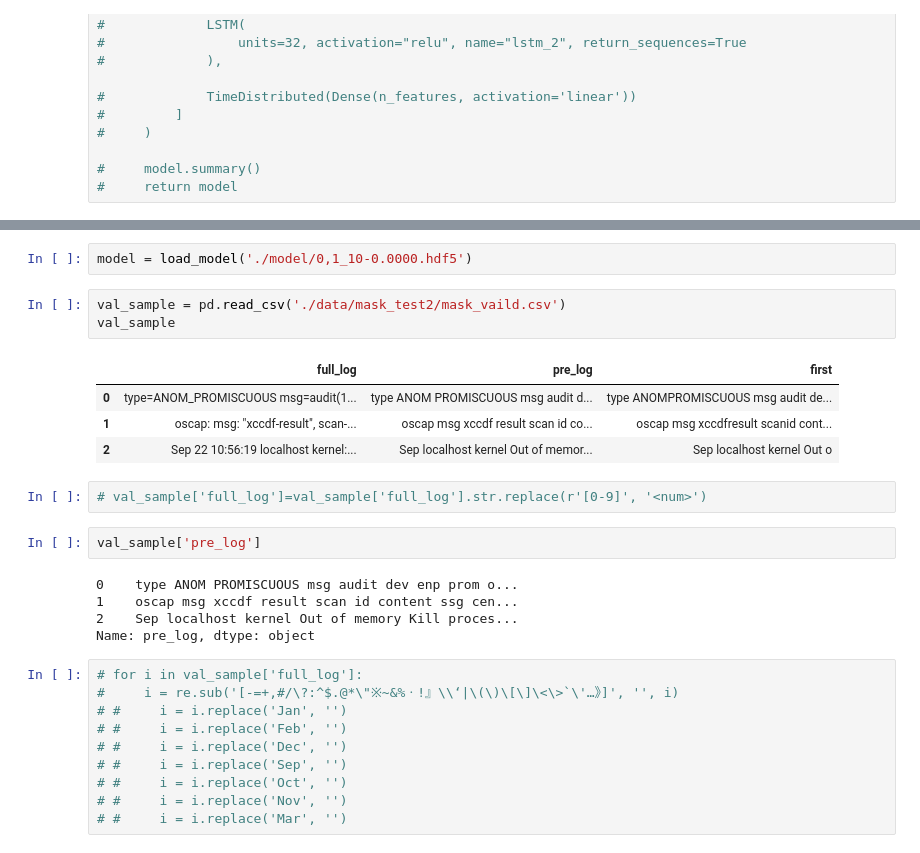
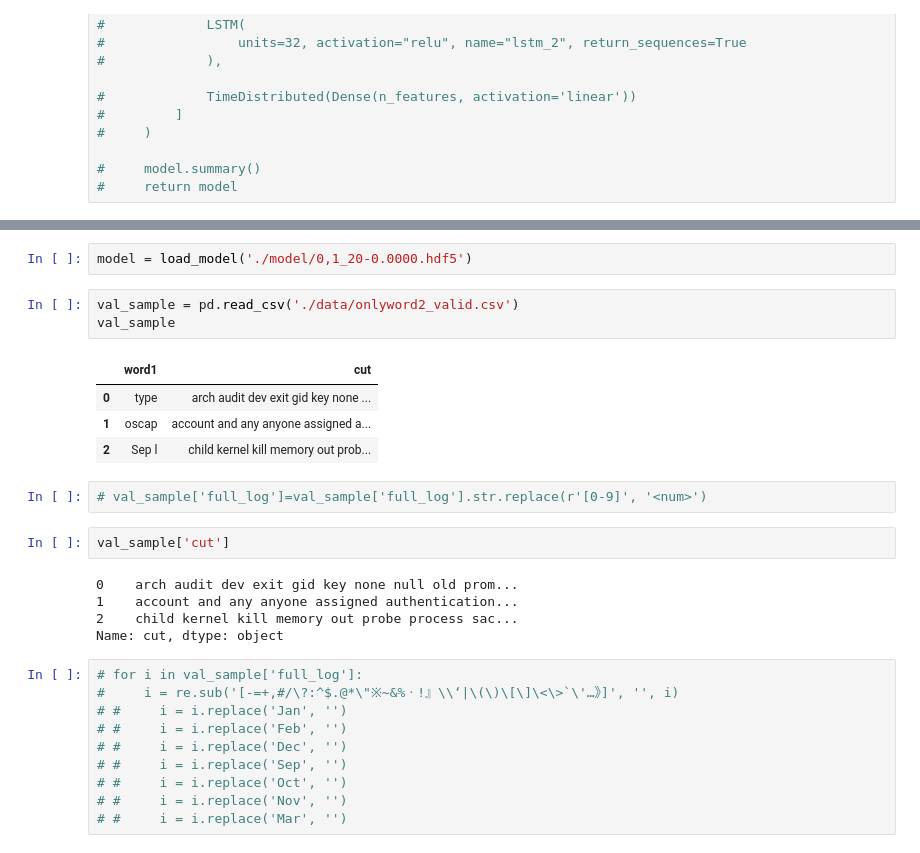
Before and after one commit to gusals6804/Dacon_log, a Jupyter notebook: autoencoder.ipynb, the cells around one changed output, grey strips where cells are left out. Drawn from its saved outputs; the diff is of its cells as text.

```diff
--- a/autoencoder.ipynb
+++ b/autoencoder.ipynb
@@ -339,22 +345,22 @@ Epoch 00010: val_loss improved from 0.00002 to 0.00002, saving model to ./model\
 # %%
-model = load_model('./model/0,1_10-0.0000.hdf5')
+model = load_model('./model/0,1_20-0.0000.hdf5')
 # %%
-val_sample = pd.read_csv('./data/mask_test2/mask_vaild.csv')
+val_sample = pd.read_csv('./data/onlyword2_valid.csv')
 val_sample
 # %% [output]
-|  | full_log | pre_log | first |
-| 0 | type=ANOM_PROMISCUOUS msg=audit(1... | type ANOM PROMISCUOUS msg audit d... | type ANOMPROMISCUOUS msg audit de... |
-| 1 | oscap: msg: "xccdf-result", scan-... | oscap msg xccdf result scan id co... | oscap msg xccdfresult scanid cont... |
-| 2 | Sep 22 10:56:19 localhost kernel:... | Sep localhost kernel Out of memor... | Sep localhost kernel Out o |
+|  | word1 | cut |
+| 0 | type | arch audit dev exit gid key none ... |
+| 1 | oscap | account and any anyone assigned a... |
+| 2 | Sep l | child kernel kill memory out prob... |
 # %%
 # val_sample['full_log']=val_sample['full_log'].str.replace(r'[0-9]', '<num>')
 # %%
-val_sample['pre_log']
+val_sample['cut']
 # %% [output]
-0    type ANOM PROMISCUOUS msg audit dev enp prom o...
-1    oscap msg xccdf result scan id content ssg cen...
-2    Sep localhost kernel Out of memory Kill proces...
-Name: pre_log, dtype: object
+0    arch audit dev exit gid key none null old prom...
+1    account and any anyone assigned authentication...
+2    child kernel kill memory out probe process sac...
+Name: cut, dtype: object
 # %%
 # for i in val_sample['full_log']:
 #     i = re.sub('[-=+,#/\?:^$.@*\"※~&%ㆍ!』\\‘|\(\)\[\]\<\>`\'…》]', '', i)
```
Also changed, not shown: parts of 47 cells of this notebook.
